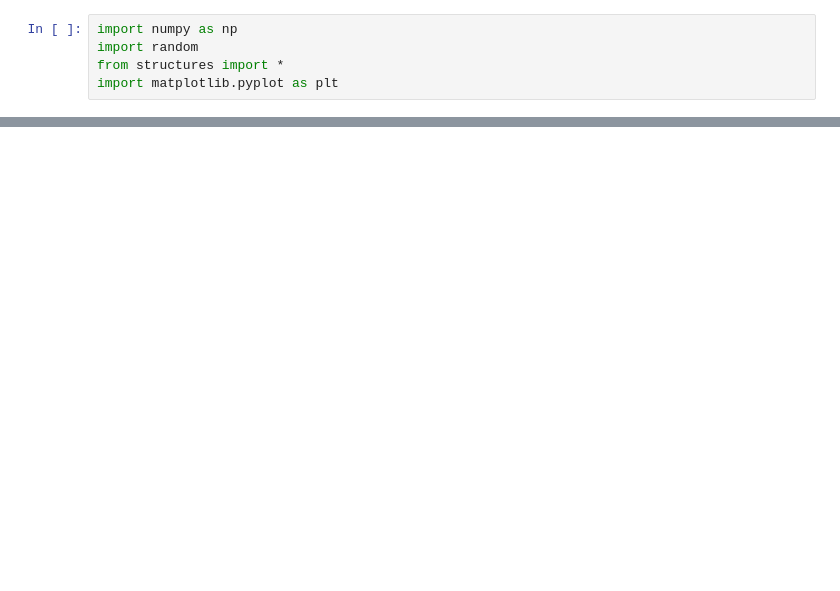
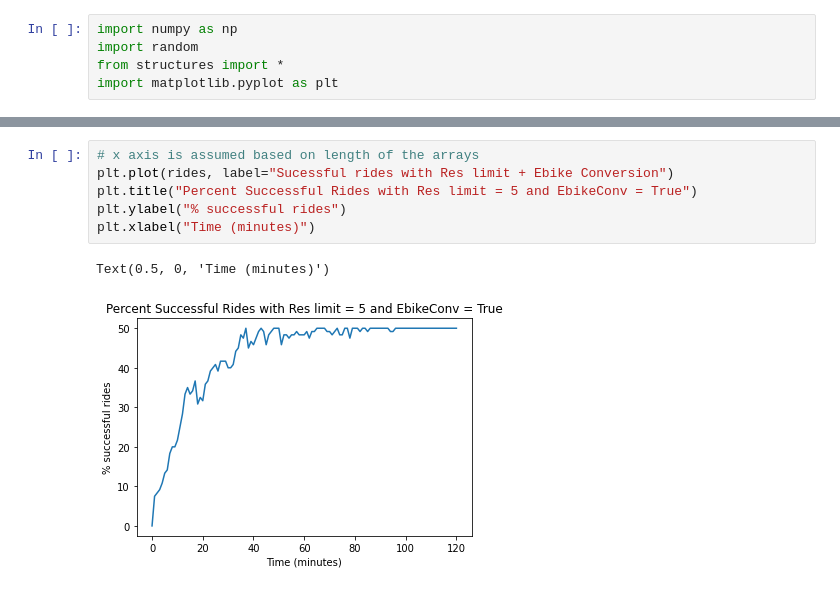
Before and after one commit to matthewcaren/bikeshare-sim, a Jupyter notebook: sim-sandbox.ipynb, the cells around one changed output, grey strips where cells are left out. Saved outputs shown, nothing was run; the diff lists cells and outputs as text; blank space fills up the shorter version.

```diff
--- a/sim-sandbox.ipynb
+++ b/sim-sandbox.ipynb
@@ -134,3 +138,12 @@ rides, checkout_fails, dock_fails, reserve_fails, ebike_conversions = run_simula
+# %%
+# x axis is assumed based on length of the arrays
+plt.plot(rides, label="Sucessful rides with Res limit + Ebike Conversion")
+plt.title("Percent Successful Rides with Res limit = 5 and EbikeConv = True")
+plt.ylabel("% successful rides")
+plt.xlabel("Time (minutes)")
+# %% [output]
+Text(0.5, 0, 'Time (minutes)')
+[figure, added]
 # %%
 plt.plot(rides, label="Rides")
 plt.plot(checkout_fails, label="Failed checkouts")
```
Also changed, not shown: parts of 5 cells of this notebook.
